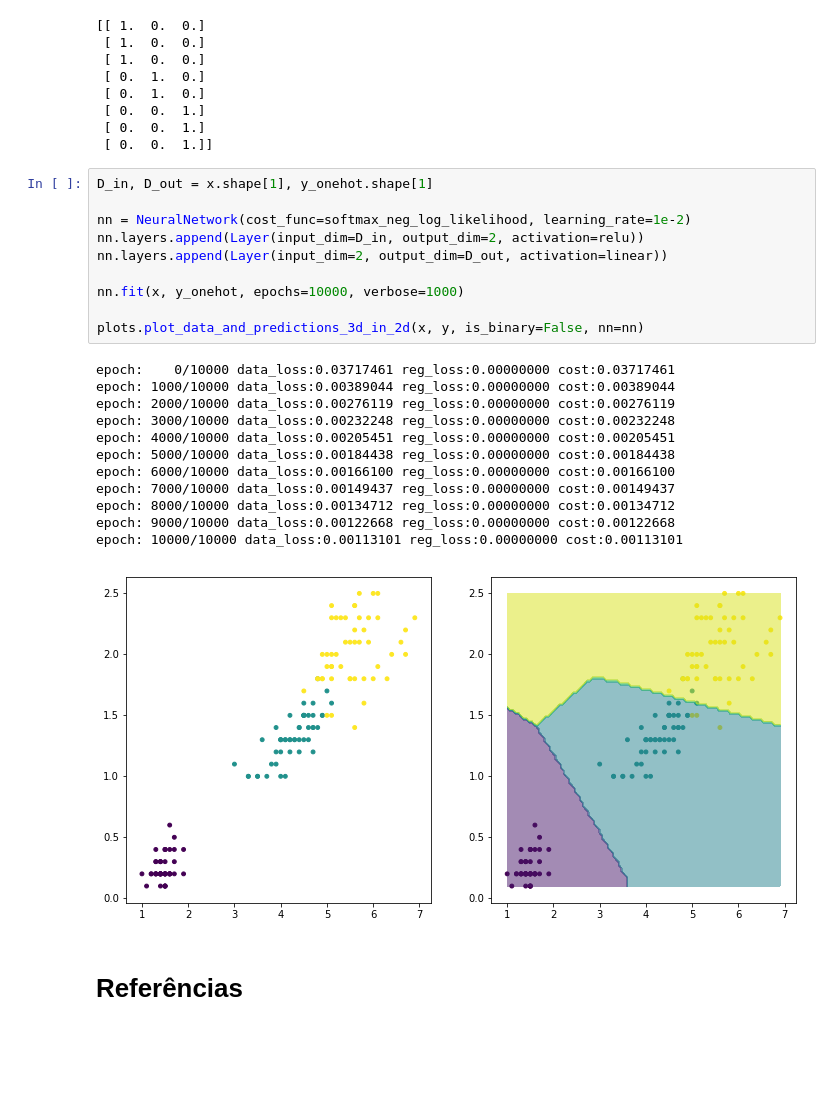
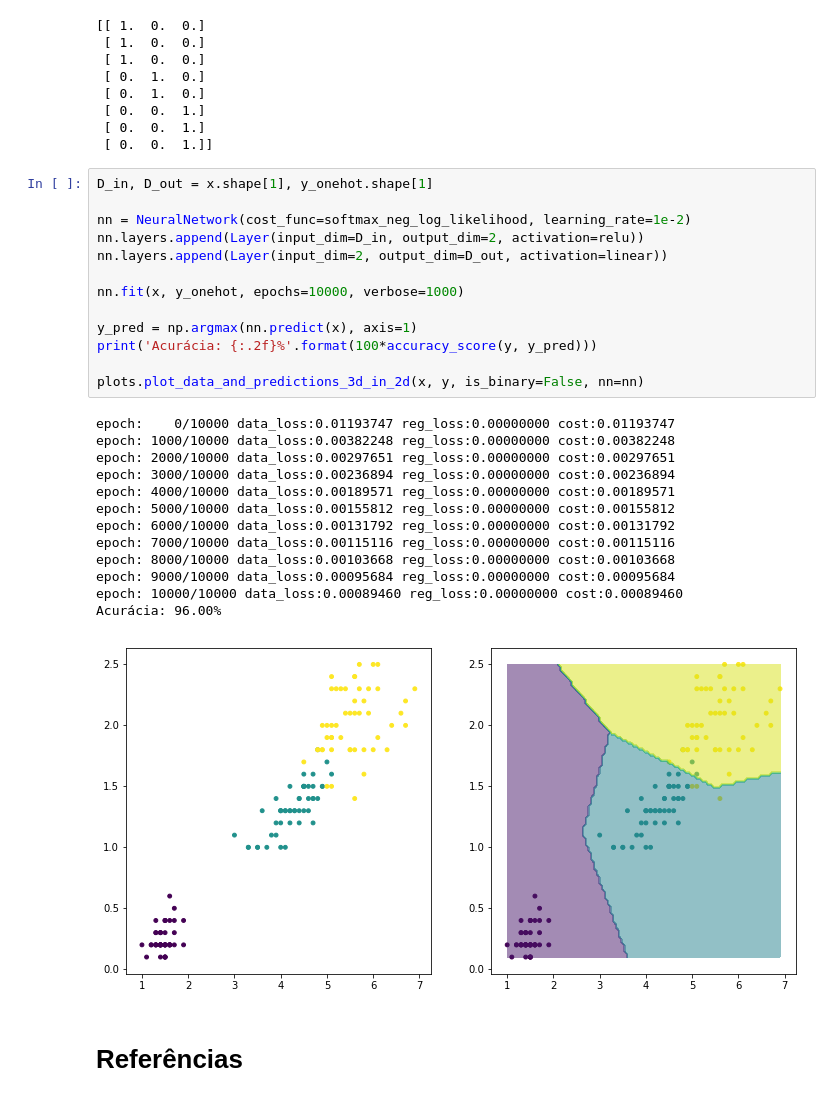
Before and after one commit to arnaldog12/Manual-Pratico-Deep-Learning, a Jupyter notebook: Rede Neural.ipynb, the cells around one changed output. Saved outputs shown, nothing was run; the diff lists cells and outputs as text; blank space fills up the shorter version.

```diff
--- a/Rede Neural.ipynb
+++ b/Rede Neural.ipynb
@@ -1004,26 +1051,30 @@ print(y_onehot[::20])
 # %%
 D_in, D_out = x.shape[1], y_onehot.shape[1]
 
 nn = NeuralNetwork(cost_func=softmax_neg_log_likelihood, learning_rate=1e-2)
 nn.layers.append(Layer(input_dim=D_in, output_dim=2, activation=relu))
 nn.layers.append(Layer(input_dim=2, output_dim=D_out, activation=linear))
 
 nn.fit(x, y_onehot, epochs=10000, verbose=1000)
 
+y_pred = np.argmax(nn.predict(x), axis=1)
+print('Acurácia: {:.2f}%'.format(100*accuracy_score(y, y_pred)))
+
 plots.plot_data_and_predictions_3d_in_2d(x, y, is_binary=False, nn=nn)
 # %% [output]
-epoch:    0/10000 data_loss:0.03717461 reg_loss:0.00000000 cost:0.03717461
-epoch: 1000/10000 data_loss:0.00389044 reg_loss:0.00000000 cost:0.00389044
-epoch: 2000/10000 data_loss:0.00276119 reg_loss:0.00000000 cost:0.00276119
-epoch: 3000/10000 data_loss:0.00232248 reg_loss:0.00000000 cost:0.00232248
-epoch: 4000/10000 data_loss:0.00205451 reg_loss:0.00000000 cost:0.00205451
-epoch: 5000/10000 data_loss:0.00184438 reg_loss:0.00000000 cost:0.00184438
-epoch: 6000/10000 data_loss:0.00166100 reg_loss:0.00000000 cost:0.00166100
-epoch: 7000/10000 data_loss:0.00149437 reg_loss:0.00000000 cost:0.00149437
-epoch: 8000/10000 data_loss:0.00134712 reg_loss:0.00000000 cost:0.00134712
-epoch: 9000/10000 data_loss:0.00122668 reg_loss:0.00000000 cost:0.00122668
-epoch: 10000/10000 data_loss:0.00113101 reg_loss:0.00000000 cost:0.00113101
+epoch:    0/10000 data_loss:0.01193747 reg_loss:0.00000000 cost:0.01193747
+epoch: 1000/10000 data_loss:0.00382248 reg_loss:0.00000000 cost:0.00382248
+epoch: 2000/10000 data_loss:0.00297651 reg_loss:0.00000000 cost:0.00297651
+epoch: 3000/10000 data_loss:0.00236894 reg_loss:0.00000000 cost:0.00236894
+epoch: 4000/10000 data_loss:0.00189571 reg_loss:0.00000000 cost:0.00189571
+epoch: 5000/10000 data_loss:0.00155812 reg_loss:0.00000000 cost:0.00155812
+epoch: 6000/10000 data_loss:0.00131792 reg_loss:0.00000000 cost:0.00131792
+epoch: 7000/10000 data_loss:0.00115116 reg_loss:0.00000000 cost:0.00115116
+epoch: 8000/10000 data_loss:0.00103668 reg_loss:0.00000000 cost:0.00103668
+epoch: 9000/10000 data_loss:0.00095684 reg_loss:0.00000000 cost:0.00095684
+epoch: 10000/10000 data_loss:0.00089460 reg_loss:0.00000000 cost:0.00089460
+Acurácia: 96.00%
-[figure, old version]
+[figure, new version]
 # %% [markdown]
 # Referências
 # %% [markdown]
```
Also changed, not shown: parts of 18 cells of this notebook.
